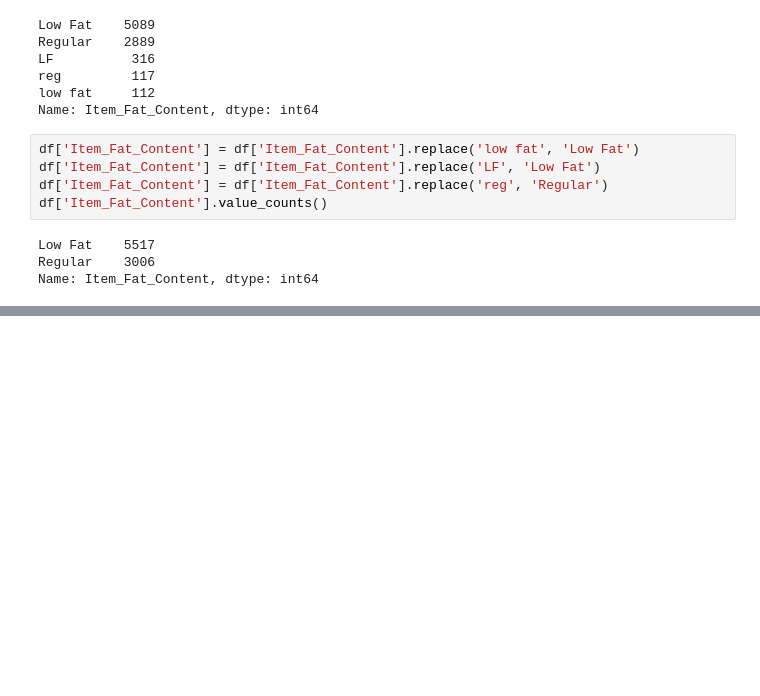
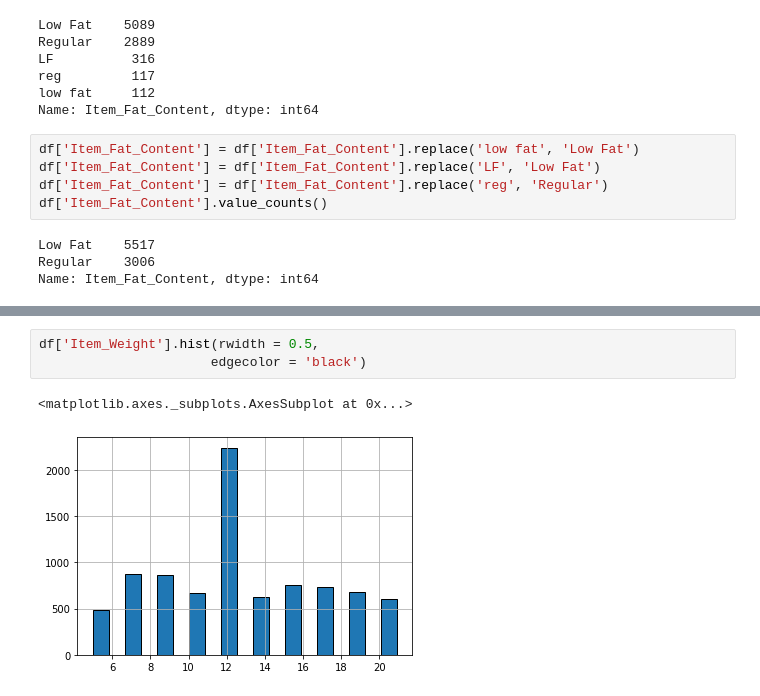
Before and after one commit to Jordan9896-ctrl/total-earnings-predicitons, a Jupyter notebook: Project_1.ipynb, the cells around one changed output, grey strips where cells are left out. Drawn from its saved outputs; the diff is of its cells as text; blank space fills up the shorter version.

```diff
--- a/Project_1.ipynb
+++ b/Project_1.ipynb
@@ -243,0 +261,6 @@ Name: Item_Fat_Content, dtype: int64
+# %%
+df['Item_Weight'].hist(rwidth = 0.5,
+                      edgecolor = 'black')
+# %% [output]
+<matplotlib.axes._subplots.AxesSubplot at 0x...>
+[figure, added]
```
Also changed, not shown: parts of 5 cells of this notebook.
